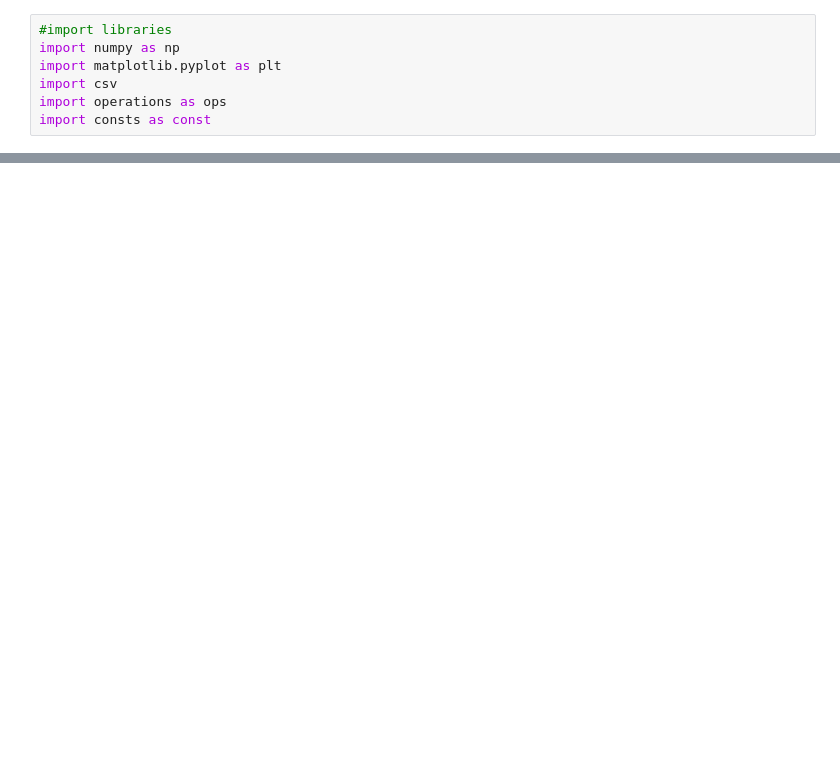
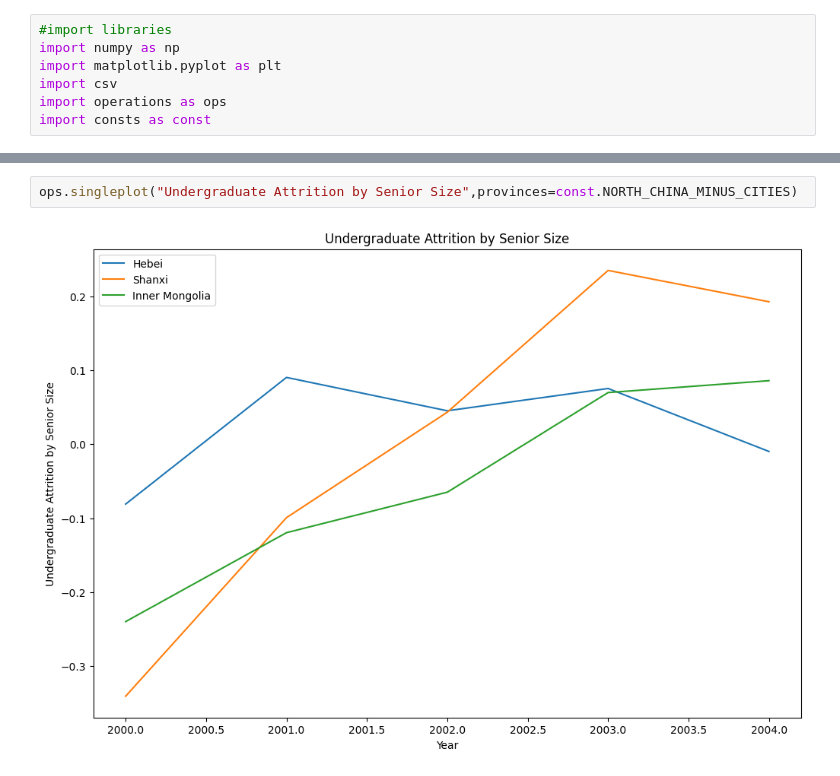
Before and after one commit to kabuto44/Gaokao-Data-Analysis, a Jupyter notebook: Plots.ipynb, the cells around one changed output, grey strips where cells are left out. Drawn from its saved outputs; the diff is of its cells as text; blank space fills up the shorter version.

```diff
--- a/Plots.ipynb
+++ b/Plots.ipynb
@@ -50,0 +26,4 @@ multiplot()
+# %%
+ops.singleplot("Undergraduate Attrition by Senior Size",provinces=const.NORTH_CHINA_MINUS_CITIES)
+# %% [output]
+[figure, added]
```
Also changed, not shown: parts of 19 cells of this notebook, 23 other files.
